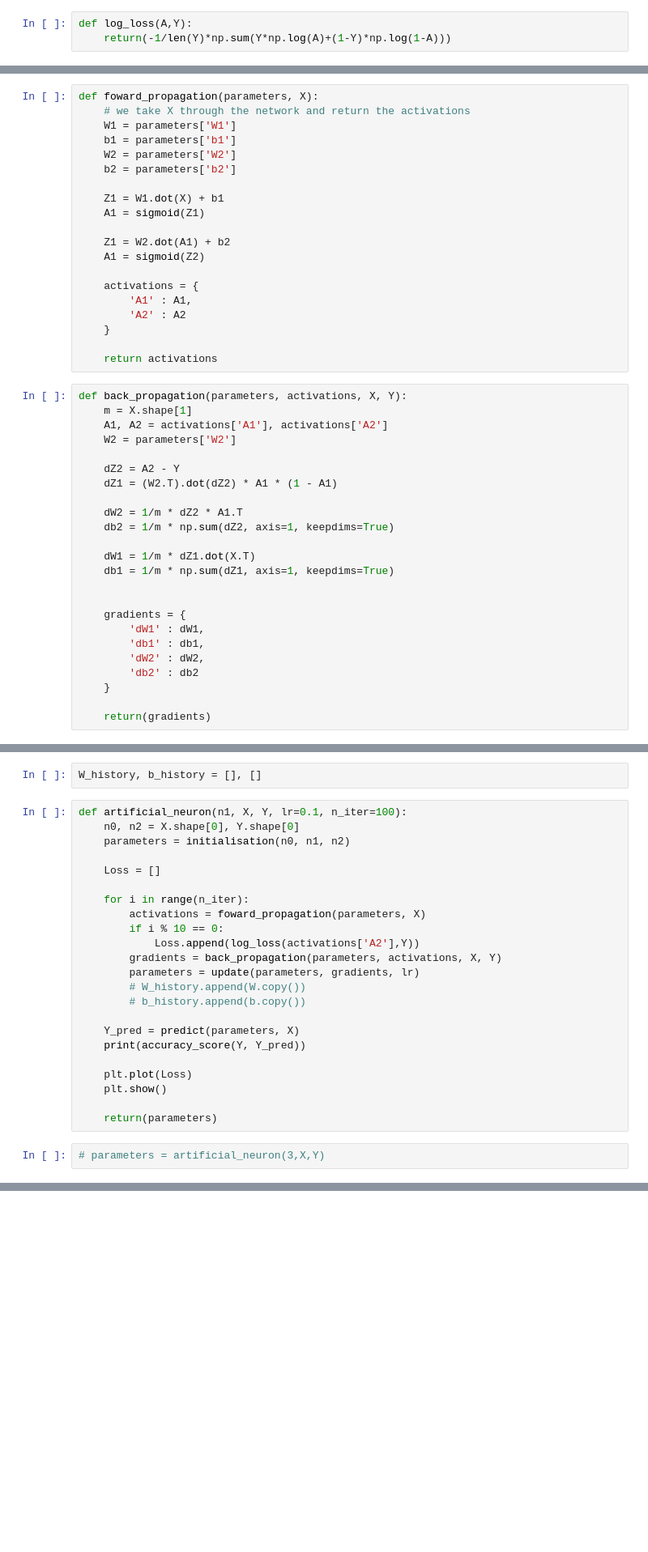
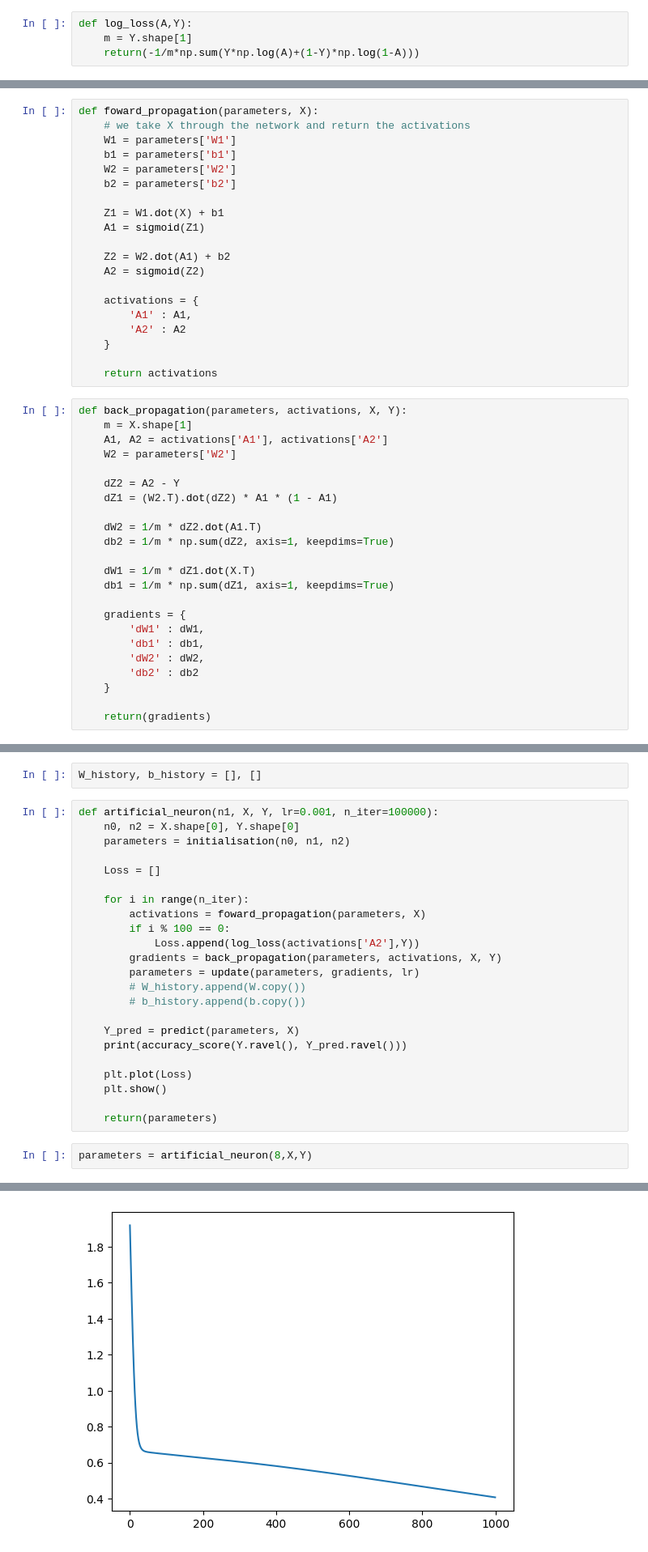
Before and after one commit to MatthieuGHS/Perceptron2MNIST, a Jupyter notebook: 2_mlp/classification_mlp.ipynb, the cells around one changed output, grey strips where cells are left out. Shown at 81% size. Cells and saved outputs as stored; diff of their text form; blank space fills up the shorter version.

```diff
--- a/2_mlp/classification_mlp.ipynb
+++ b/2_mlp/classification_mlp.ipynb
@@ -36,7 +36,8 @@ def initialisation(n0, n1, n2):
     return(parameters)
 # %%
 def log_loss(A,Y):
-    return(-1/len(Y)*np.sum(Y*np.log(A)+(1-Y)*np.log(1-A)))
+    m = Y.shape[1]
+    return(-1/m*np.sum(Y*np.log(A)+(1-Y)*np.log(1-A)))
 # %%
 def sigmoid(x):
     return(1/(1+np.exp(-x)))
@@ -51,8 +52,8 @@ def foward_propagation(parameters, X):
     Z1 = W1.dot(X) + b1
     A1 = sigmoid(Z1)
 
-    Z1 = W2.dot(A1) + b2
-    A1 = sigmoid(Z2)
+    Z2 = W2.dot(A1) + b2
+    A2 = sigmoid(Z2)
 
     activations = {
         'A1' : A1,
@@ -69,12 +70,11 @@ def back_propagation(parameters, activations, X, Y):
     dZ2 = A2 - Y
     dZ1 = (W2.T).dot(dZ2) * A1 * (1 - A1)
 
-    dW2 = 1/m * dZ2 * A1.T
+    dW2 = 1/m * dZ2.dot(A1.T)
     db2 = 1/m * np.sum(dZ2, axis=1, keepdims=True)
 
     dW1 = 1/m * dZ1.dot(X.T)
     db1 = 1/m * np.sum(dZ1, axis=1, keepdims=True)
-
 
     gradients = {
         'dW1' : dW1,
@@ -101,7 +101,7 @@ from sklearn.metrics import accuracy_score
 # %%
 W_history, b_history = [], []
 # %%
-def artificial_neuron(n1, X, Y, lr=0.1, n_iter=100):
+def artificial_neuron(n1, X, Y, lr=0.001, n_iter=100000):
     n0, n2 = X.shape[0], Y.shape[0]
     parameters = initialisation(n0, n1, n2)
 
@@ -109,7 +109,7 @@ def artificial_neuron(n1, X, Y, lr=0.1, n_iter=100):
 
     for i in range(n_iter):
         activations = foward_propagation(parameters, X)
-        if i % 10 == 0:
+        if i % 100 == 0:
             Loss.append(log_loss(activations['A2'],Y))
         gradients = back_propagation(parameters, activations, X, Y)
         parameters = update(parameters, gradients, lr)
@@ -117,11 +117,12 @@ def artificial_neuron(n1, X, Y, lr=0.1, n_iter=100):
         # b_history.append(b.copy())
 
     Y_pred = predict(parameters, X)
-    print(accuracy_score(Y, Y_pred))
+    print(accuracy_score(Y.ravel(), Y_pred.ravel()))
 
     plt.plot(Loss)
     plt.show()
 
     return(parameters)
 # %%
-# parameters = artificial_neuron(3,X,Y)
+parameters = artificial_neuron(8,X,Y)
+# %% [output]
@@ -127,0 +130 @@ def artificial_neuron(n1, X, Y, lr=0.1, n_iter=100):
+[figure, added]
```
Also changed, not shown: parts of 3 cells of this notebook, 1 other file.
